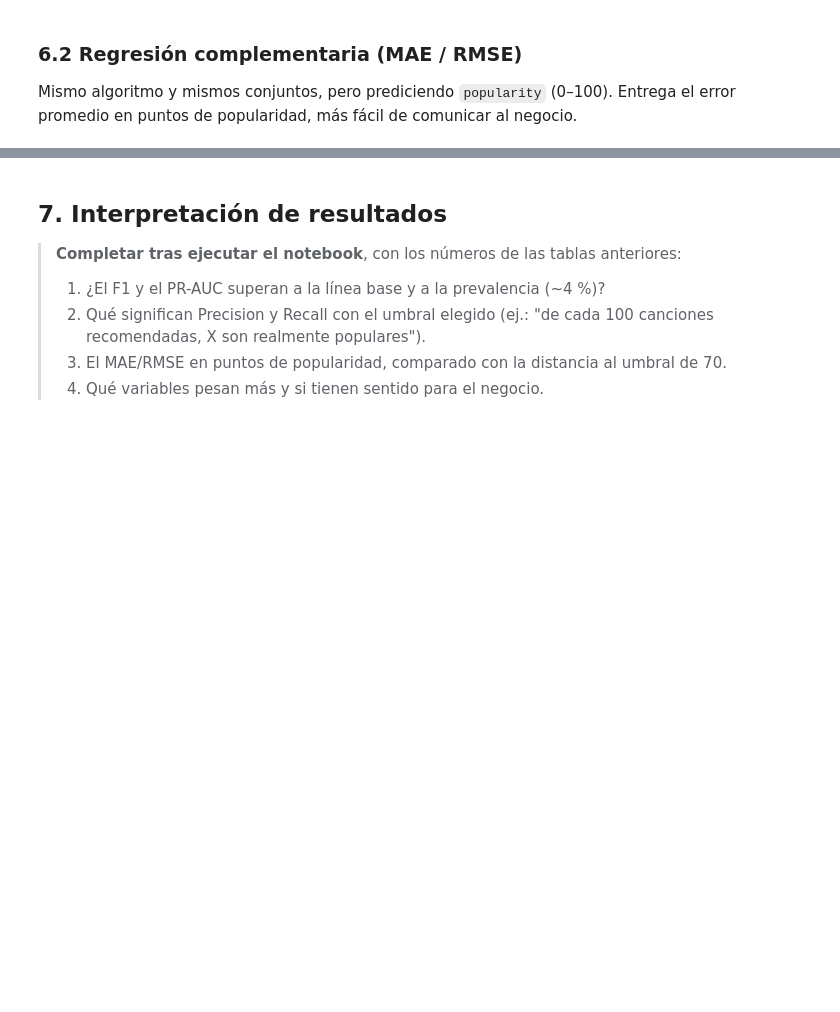
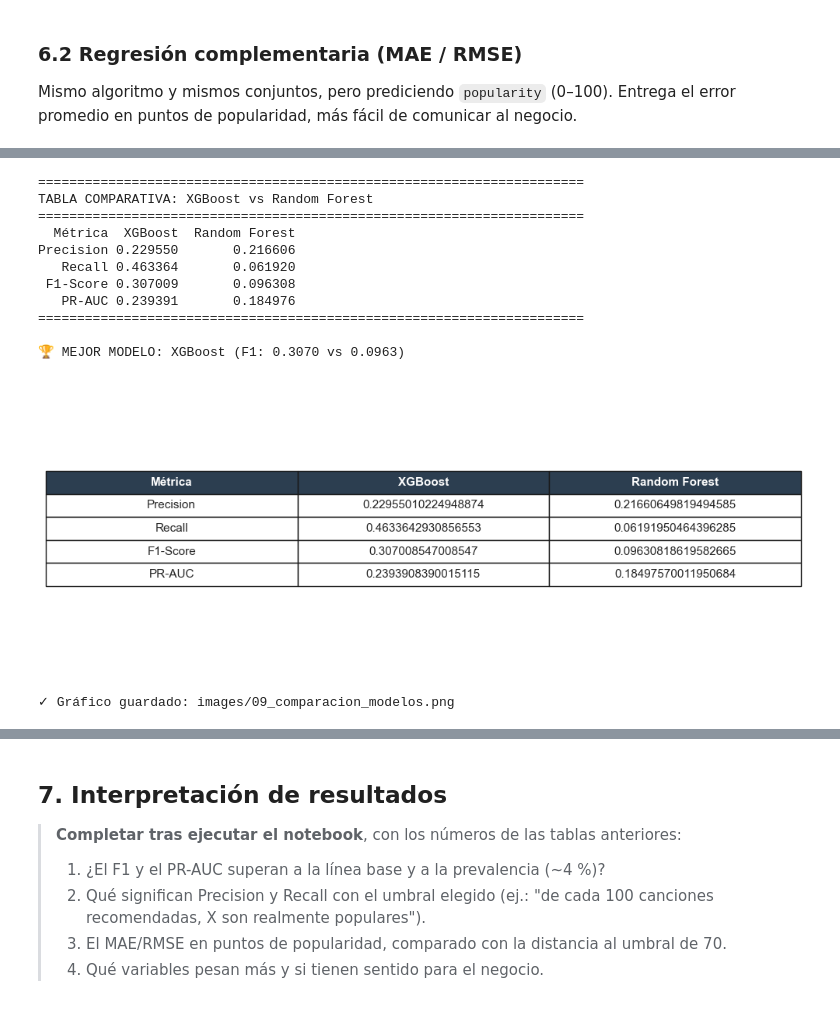
Before and after one commit to BastianEd/ML-Spotify_Models_Predictions, a Jupyter notebook: notebooks/EDA.ipynb, the cells around one changed output, grey strips where cells are left out. Saved outputs shown, nothing was run; the diff lists cells and outputs as text; code cells hidden in the pictures; blank space fills up the shorter version.

```diff
--- a/notebooks/EDA.ipynb
+++ b/notebooks/EDA.ipynb
@@ -331,0 +494,80 @@ print("Modelos guardados en:", MODELS_DIR.resolve())
+# %%
+# ============================================================================
+# COMPARACIÓN DE MODELOS SUPERVISADOS: XGBoost vs Random Forest
+# ============================================================================
+# Este código calcula métricas para ambos modelos y genera una tabla comparativa
+# usando las mismas funciones de evaluación definidas previamente.
+
+# Calculamos métricas para Random Forest usando umbral óptimo de XGBoost
+# (consistencia en la evaluación)
+rf_metrics = metricas_clf(yc_test, rf_proba, best_thr)
+
+# Tabla comparativa lado a lado
+comparacion = pd.DataFrame({
+    "Métrica": ["Precision", "Recall", "F1-Score", "PR-AUC"],
+    "XGBoost": [
+        metricas_clf(yc_test, proba_test, best_thr)["Precision"],
+        metricas_clf(yc_test, proba_test, best_thr)["Recall"],
+        metricas_clf(yc_test, proba_test, best_thr)["F1"],
+        metricas_clf(yc_test, proba_test, best_thr)["PR-AUC"]
+    ],
+    "Random Forest": [
+        rf_metrics["Precision"],
+        rf_metrics["Recall"],
+        rf_metrics["F1"],
+        rf_metrics["PR-AUC"]
+    ]
+})
+
+print("=" * 70)
+print("TABLA COMPARATIVA: XGBoost vs Random Forest")
+print("=" * 70)
+print(comparacion.to_string(index=False))
+print("=" * 70)
+
+# Análisis automático del ganador
+f1_xgb = comparacion.loc[comparacion["Métrica"] == "F1-Score", "XGBoost"].values[0]
+f1_rf = comparacion.loc[comparacion["Métrica"] == "F1-Score", "Random Forest"].values[0]
+
+if f1_xgb > f1_rf:
+    print(f"\n🏆 MEJOR MODELO: XGBoost (F1: {f1_xgb:.4f} vs {f1_rf:.4f})")
+else:
+    print(f"\n🏆 MEJOR MODELO: Random Forest (F1: {f1_rf:.4f} vs {f1_xgb:.4f})")
+
+# Guardamos la tabla comparativa como imagen para el informe
+fig, ax = plt.subplots(figsize=(10, 4))
+ax.axis('tight')
+ax.axis('off')
+table = ax.table(
+    cellText=comparacion.values,
+    colLabels=comparacion.columns,
+    cellLoc='center',
+    loc='center'
+)
+table.auto_set_font_size(False)
+table.set_fontsize(11)
+table.scale(1.2, 1.5)
+
+# Colorear encabezados
+for i in range(len(comparacion.columns)):
+    table[(0, i)].set_facecolor('#2c3e50')
+    table[(0, i)].set_text_props(weight='bold', color='white')
+
+plt.tight_layout()
+plt.savefig(IMG_DIR / "09_comparacion_modelos.png", dpi=120, bbox_inches='tight')
+plt.show()
+print("\n✓ Gráfico guardado: images/09_comparacion_modelos.png")
+# %% [output]
+======================================================================
+TABLA COMPARATIVA: XGBoost vs Random Forest
+======================================================================
+  Métrica  XGBoost  Random Forest
+Precision 0.229550       0.216606
+   Recall 0.463364       0.061920
+ F1-Score 0.307009       0.096308
+   PR-AUC 0.239391       0.184976
+======================================================================
+
+🏆 MEJOR MODELO: XGBoost (F1: 0.3070 vs 0.0963)
+[figure, added]
+✓ Gráfico guardado: images/09_comparacion_modelos.png
```
Also changed, not shown: parts of 23 cells of this notebook, 5 other files.
